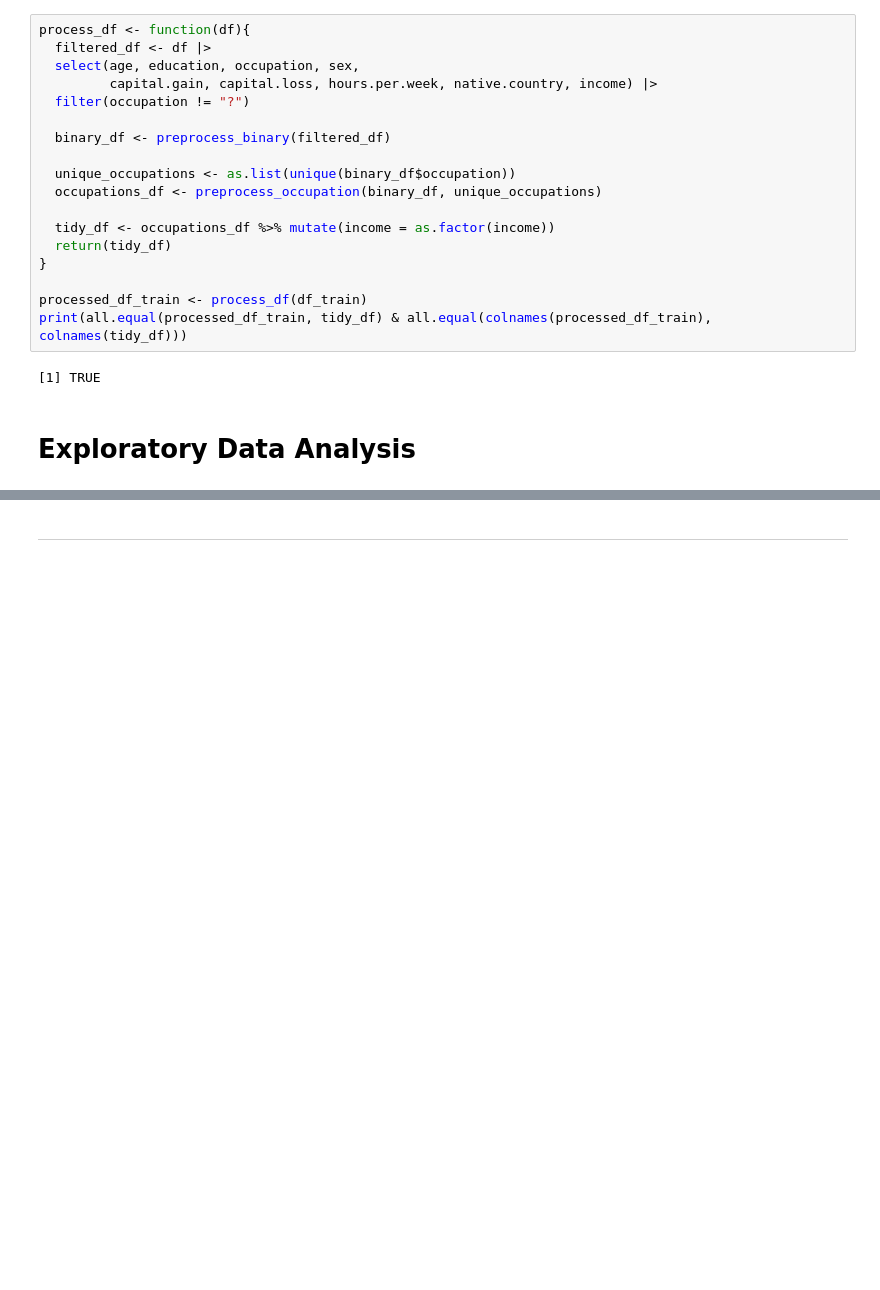
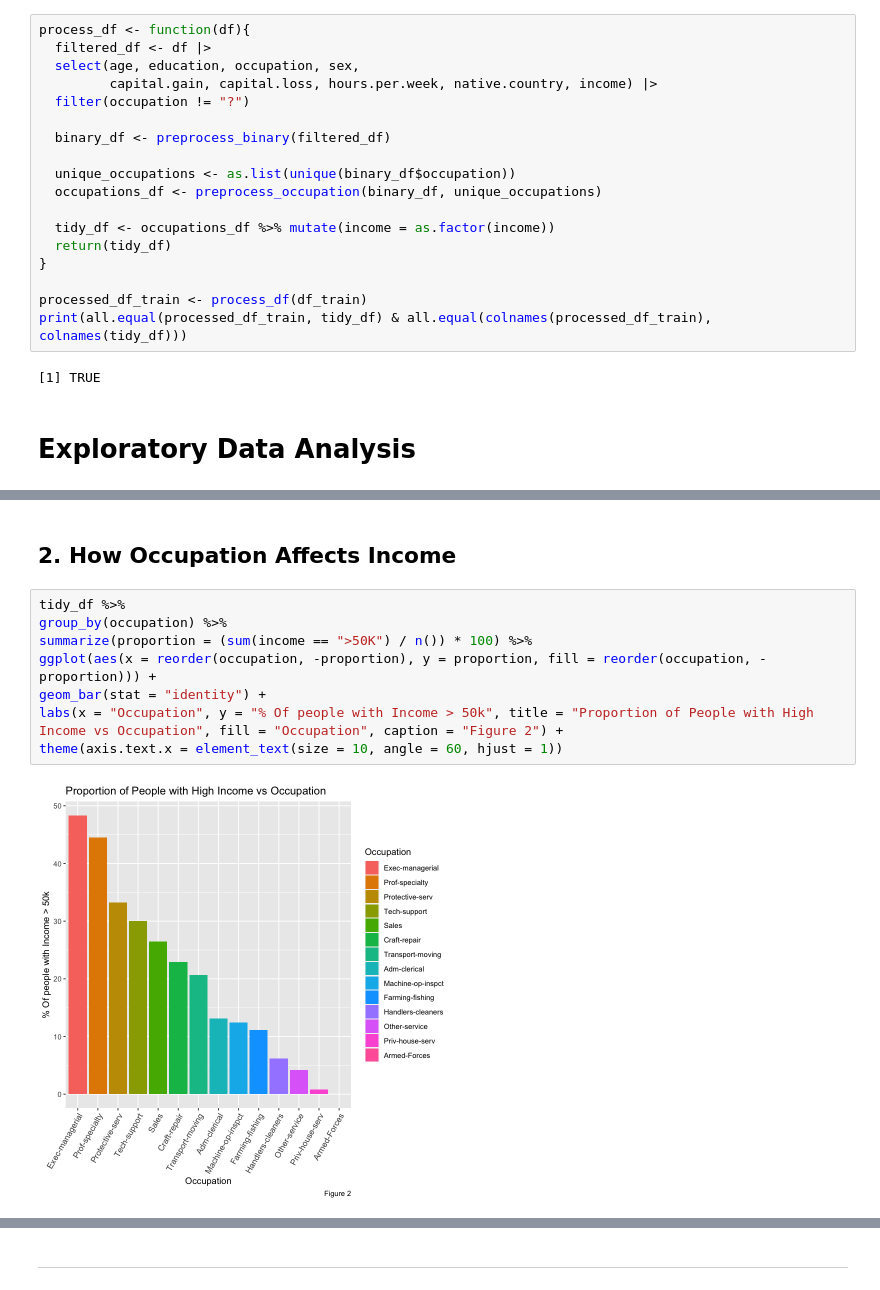
Before and after one commit to calvingdu/dsci100-003-23, a Jupyter notebook: src/project/project.ipynb, the cells around one changed output, grey strips where cells are left out. Saved outputs shown, nothing was run; the diff lists cells and outputs as text; blank space fills up the shorter version.

```diff
--- a/src/project/project.ipynb
+++ b/src/project/project.ipynb
@@ -272,0 +184,12 @@ This histogram shows that individuals with higher capital gains are more prevale
+# %% [markdown]
+## 2. How Occupation Affects Income
+# %%
+tidy_df %>%
+group_by(occupation) %>%
+summarize(proportion = (sum(income == ">50K") / n()) * 100) %>%
+ggplot(aes(x = reorder(occupation, -proportion), y = proportion, fill = reorder(occupation, -proportion))) +
+geom_bar(stat = "identity") +
+labs(x = "Occupation", y = "% Of people with Income > 50k", title = "Proportion of People with High Income vs Occupation", fill = "Occupation", caption = "Figure 2") +
+theme(axis.text.x = element_text(size = 10, angle = 60, hjust = 1))
+# %% [output]
+[figure, added]
```
Also changed, not shown: parts of 40 cells of this notebook, 1 other file.
